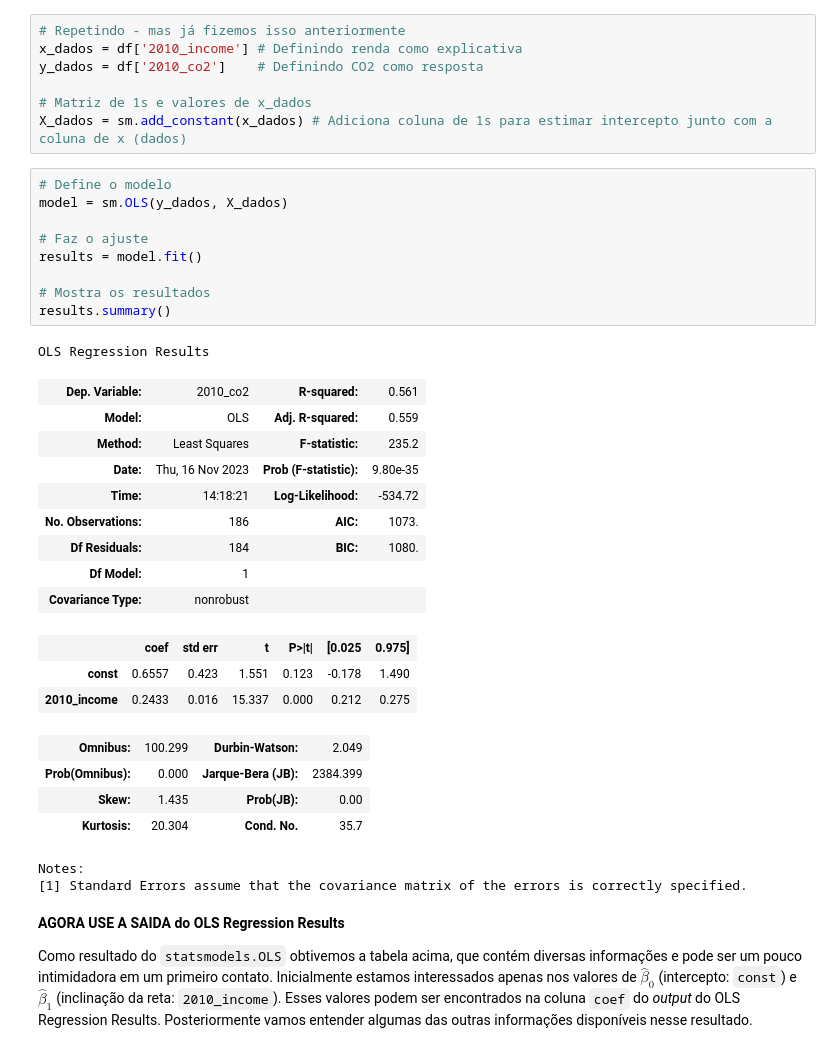
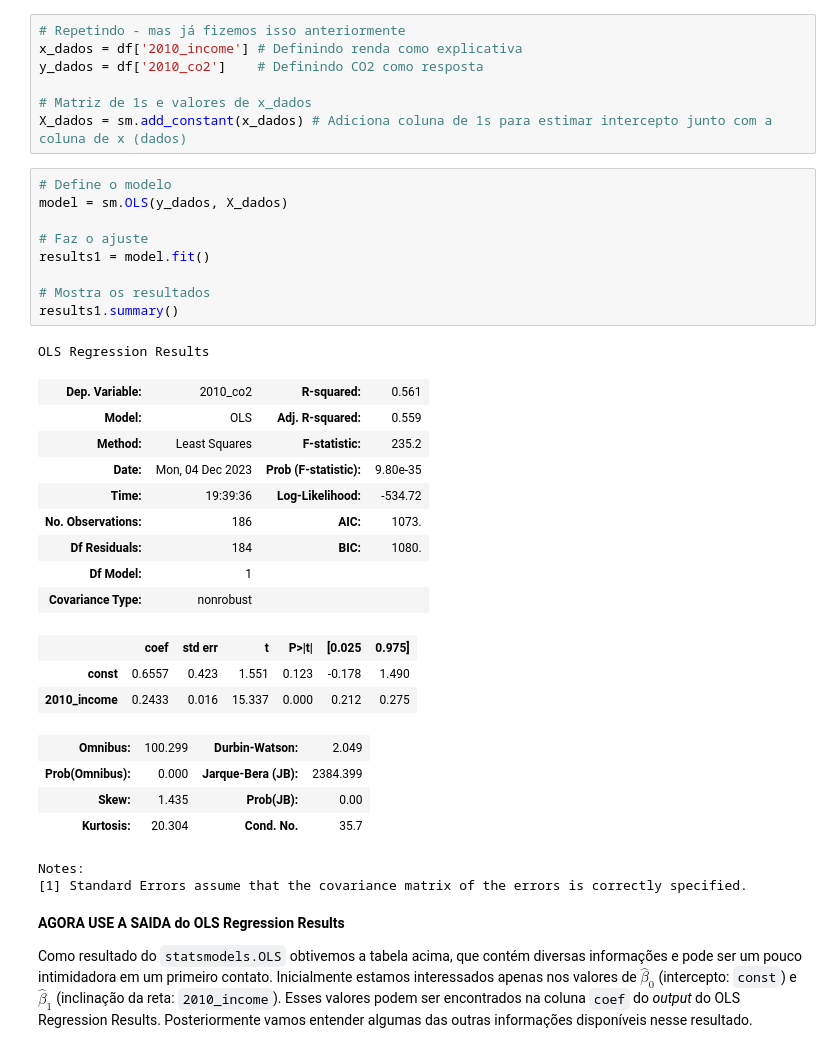
Before and after one commit to thevitorhideki/cdados, a Jupyter notebook: atividades/Aula24_Atividade_RegressaoSimples.ipynb, the cells around one changed output. Cells and saved outputs as stored; diff of their text form.

```diff
--- a/atividades/Aula24_Atividade_RegressaoSimples.ipynb
+++ b/atividades/Aula24_Atividade_RegressaoSimples.ipynb
@@ -289,19 +289,19 @@ X_dados = sm.add_constant(x_dados) # Adiciona coluna de 1s para estimar intercep
 # %%
 # Define o modelo
 model = sm.OLS(y_dados, X_dados)
 
 # Faz o ajuste
-results = model.fit()
+results1 = model.fit()
 
 # Mostra os resultados
-results.summary()
+results1.summary()
 # %% [output]
 OLS Regression Results
 | Dep. Variable: | 2010_co2 | R-squared: | 0.561 |
 | Model: | OLS | Adj. R-squared: | 0.559 |
 | Method: | Least Squares | F-statistic: | 235.2 |
-| Date: | Thu, 16 Nov 2023 | Prob (F-statistic): | 9.80e-35 |
-| Time: | 14:18:21 | Log-Likelihood: | -534.72 |
+| Date: | Mon, 04 Dec 2023 | Prob (F-statistic): | 9.80e-35 |
+| Time: | 19:39:36 | Log-Likelihood: | -534.72 |
 | No. Observations: | 186 | AIC: | 1073. |
 | Df Residuals: | 184 | BIC: | 1080. |
 | Df Model: | 1 |  |  |
```
Also changed, not shown: parts of 10 cells of this notebook, 55 other files.
